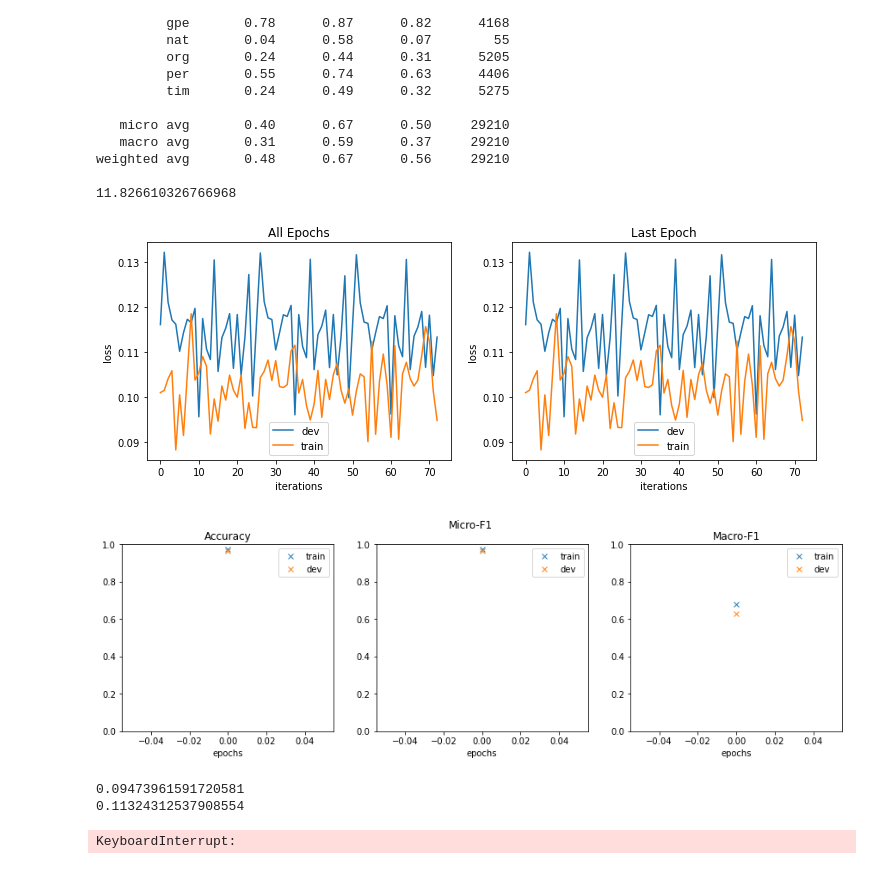
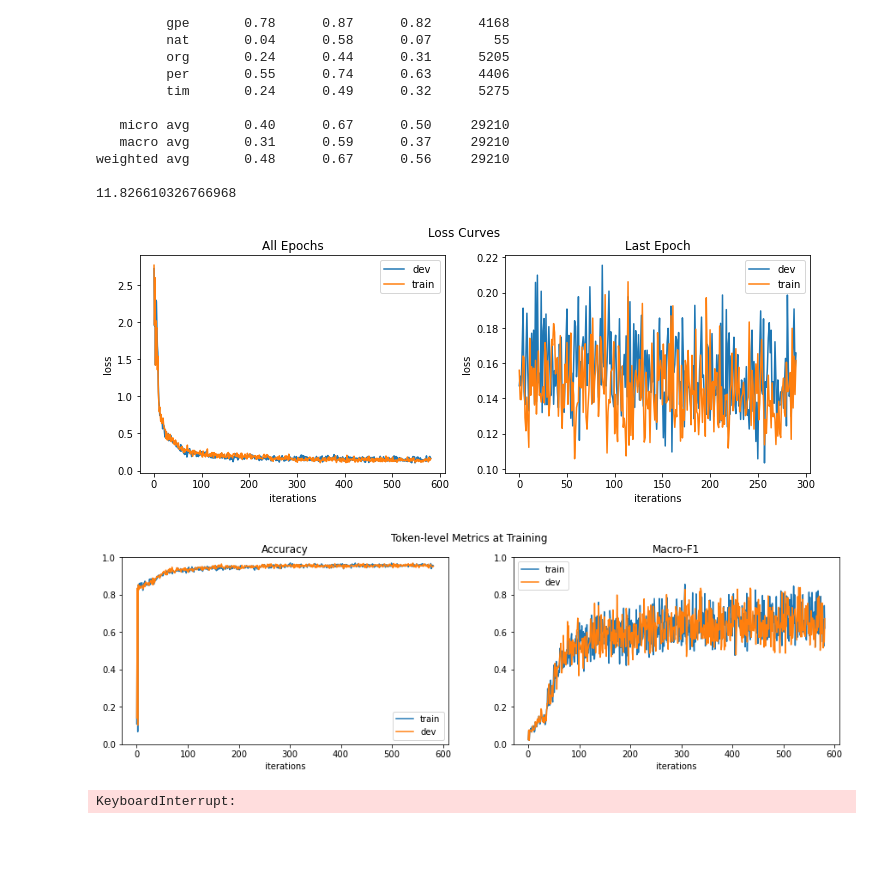
Before and after one commit to rishabh-ranjan/col870-deep-learning, a Jupyter notebook: A1/LSTM-CRF/lstm-crf.ipynb, the cells around one changed output. Cells and saved outputs as stored; diff of their text form; code cells hidden in the pictures; blank space fills up the shorter version.

Commit message:
mature ner.py and scripts train/test_ner.py

```diff
--- a/A1/LSTM-CRF/lstm-crf.ipynb
+++ b/A1/LSTM-CRF/lstm-crf.ipynb
@@ -38,5 +38,5 @@ train_X, train_Y, train_W = torch.load('data/pt-cache/train_X__train_Y__train_W.
 # %%
-#dev_X, dev_Y, dev_W = load_data('data/ner-gmb/dev.txt', tok_to_id, lbl_to_id, chr_to_id)
-#torch.save((dev_X, dev_Y, dev_W), 'data/pt-cache/dev_X__dev_Y__dev_W.pt')
-dev_X, dev_Y, dev_W = torch.load('data/pt-cache/dev_X__dev_Y__dev_W.pt')
+#dev_W, dev_X, dev_Y = load_data('data/ner-gmb/dev.txt', tok_to_id, lbl_to_id, chr_to_id)
+#torch.save((dev_W, dev_X, dev_Y), 'data/pt-cache/dev_W__dev_X__dev_Y.pt')
+dev_W, dev_X, dev_Y = torch.load('data/pt-cache/dev_W__dev_X__dev_Y.pt')
 # %%
@@ -45,0 +46,8 @@ test_X, test_Y, test_W = torch.load('data/pt-cache/test_X__test_Y__test_W.pt')
+# %%
+train_W = train_W.to(device)
+train_X = train_X.to(device)
+train_Y = train_Y.to(device)
+# %%
+dev_W = dev_W.to(device)
+dev_X = dev_X.to(device)
+dev_Y = dev_Y.to(device)
@@ -225,7 +253,9 @@ ln_chr_glv_model = NERModel(
             n_embs=len(chr_to_id),
             pad_chr_id=chr_to_id['PAD_CHR'],
             emb_size=16,
-            hidden_size=25
+            hidden_size=25,
+            unk_chr_id=chr_to_id['UNK_CHR'],
+            unk_replace_prob=0.5
         ),
         tok_emb_model=nn.Embedding.from_pretrained(
             glv_emb,
@@ -240,25 +270,24 @@ ln_chr_glv_model = NERModel(
         dropout_prob=0.5
     ),
     pad_lbl_id=lbl_to_id['PAD_LBL'],
-    pad_tok_id=tok_to_id['PAD_TOK'],
-    class_freq=torch.tensor([1]*(len(lbl_to_id)-1))#torch.bincount(train_Y.reshape(-1))[:-1]
+    pad_tok_id=tok_to_id['PAD_TOK']
 )
 #ln_chr_glv_model.load_state_dict(torch.load('data/pt-cache/ln_chr_glv_model.pt'))
 # %%
 train_loop(
     train_set=(train_W, train_X, train_Y),
     dev_set=(dev_W, dev_X, dev_Y),
     model=ln_chr_glv_model.to(device),
-    opt=optim.Adam(ln_chr_glv_model.parameters(), lr=0.0001),
+    opt=optim.Adam(ln_chr_glv_model.parameters(), lr=0.1),
     n_classes=len(lbl_to_id)-1,
-    batch_size=512,
-    pred_batch_size=2048,
-    grad_clip_norm=5
+    train_batch_size=128,
+    dev_batch_size=128,
+    grad_clip_norm=5,
+    patience=3,
+    show=True
 )
 # %% [output]
-[figure, old version]
+[figure, new version]
-[figure, old version]
+[figure, new version]
-0.09473961591720581
-0.11324312537908554
+KeyboardInterrupt:
-KeyboardInterrupt:
 # %%
```
Also changed, not shown: parts of 9 cells of this notebook, 3 other files.
